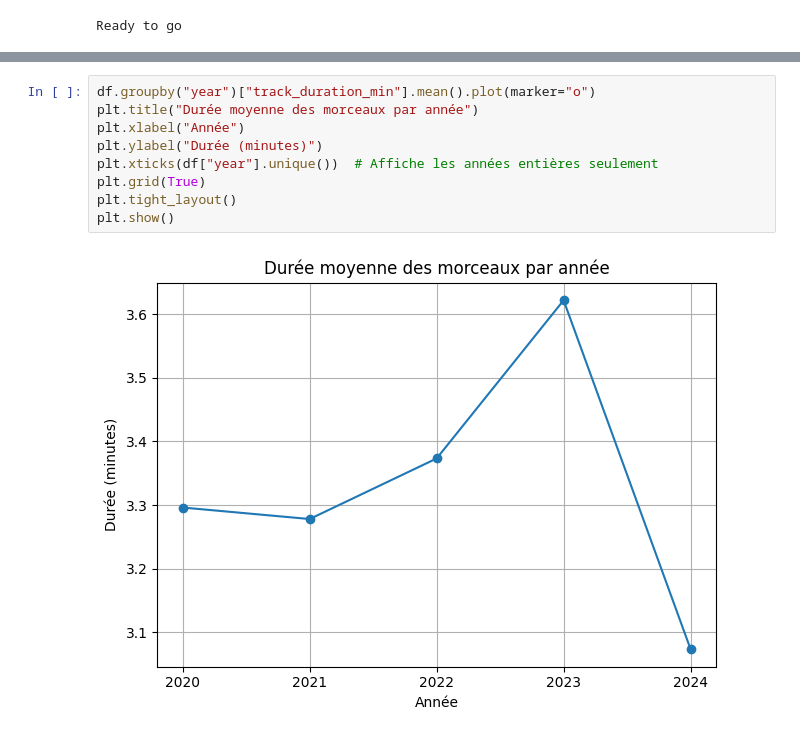
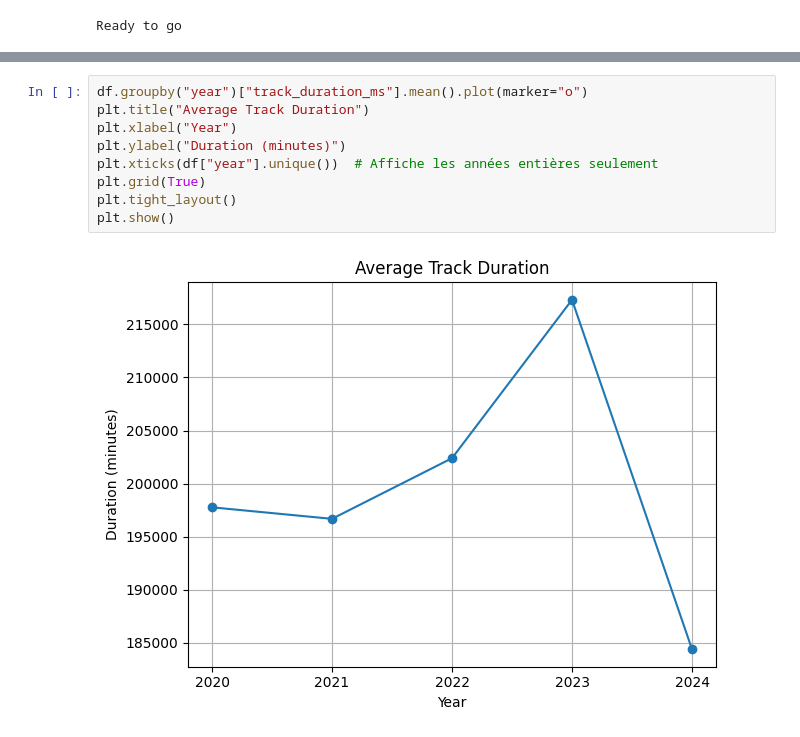
Before and after one commit to jul339/spotify_hits, a Jupyter notebook: notebooks/spotify_analysis.ipynb, the cells around one changed output, grey strips where cells are left out. Drawn from its saved outputs; the diff is of its cells as text.

Commit message:
add comment to visualisation

```diff
--- a/notebooks/spotify_analysis.ipynb
+++ b/notebooks/spotify_analysis.ipynb
@@ -98,11 +107,11 @@ plt.show()
 # %%
-df.groupby("year")["track_duration_min"].mean().plot(marker="o")
-plt.title("Durée moyenne des morceaux par année")
-plt.xlabel("Année")
-plt.ylabel("Durée (minutes)")
+df.groupby("year")["track_duration_ms"].mean().plot(marker="o")
+plt.title("Average Track Duration")
+plt.xlabel("Year")
+plt.ylabel("Duration (minutes)")
 plt.xticks(df["year"].unique())  # Affiche les années entières seulement
 plt.grid(True)
 plt.tight_layout()
 plt.show()
 # %% [output]
-[figure, old version]
+[figure, new version]
```
Also changed, not shown: parts of 11 cells of this notebook, 1 other file.
